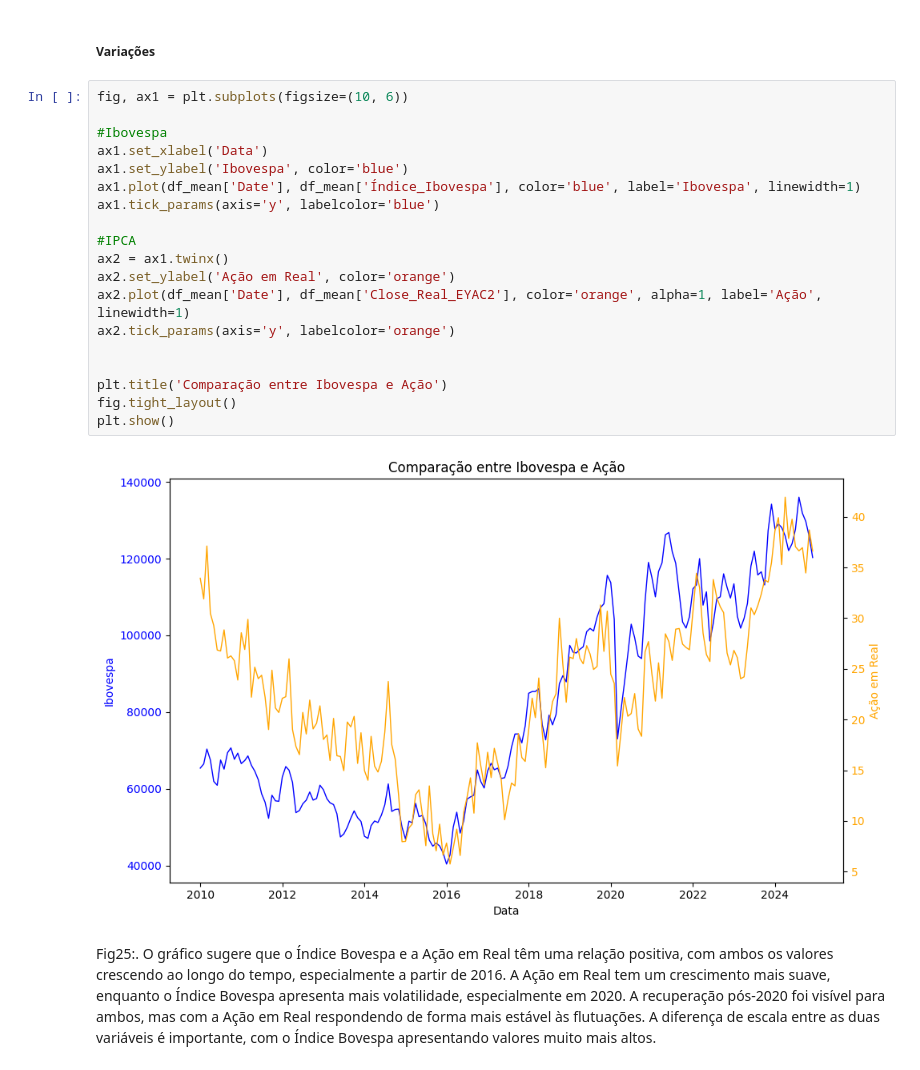
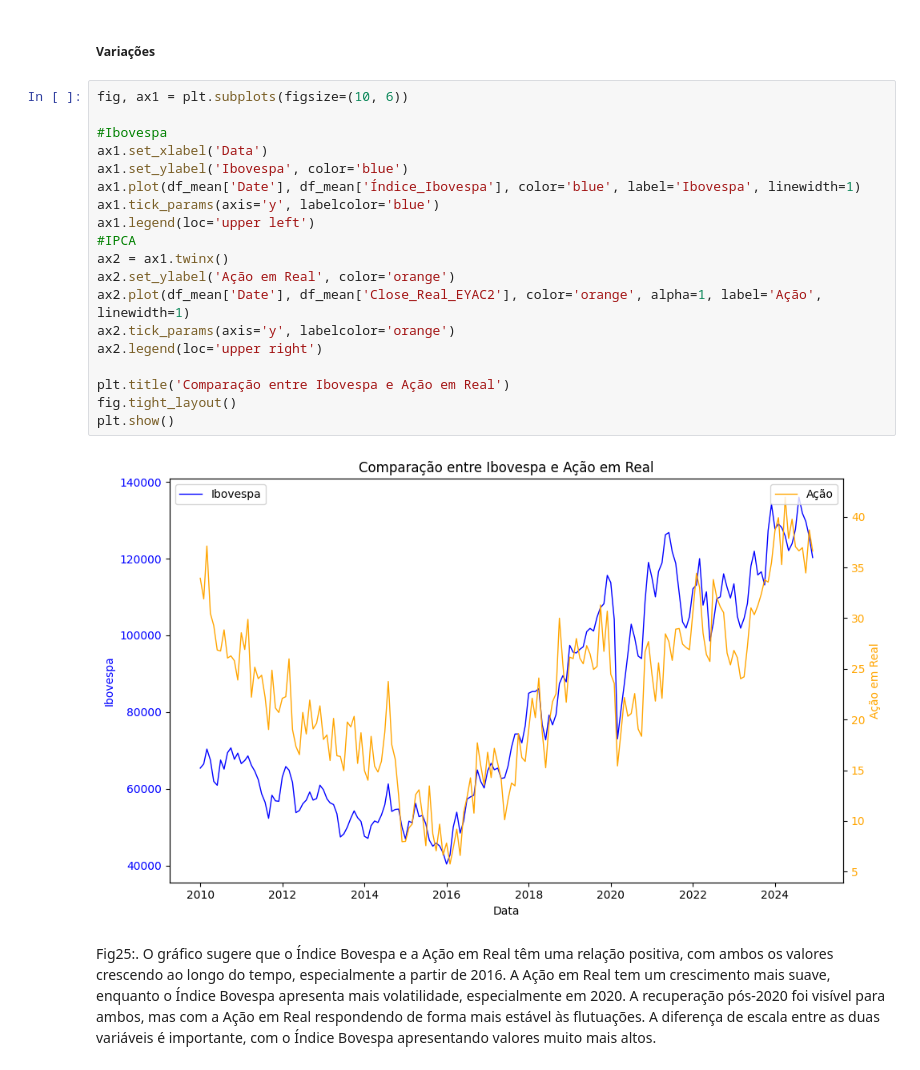
Before and after one commit to Juanpcsdev/Oil-Stock-Project, a Jupyter notebook: Notebooks/Analise/AnaliseExploratoria.ipynb, the cells around one changed output. Drawn from its saved outputs; the diff is of its cells as text.

```diff
--- a/Notebooks/Analise/AnaliseExploratoria.ipynb
+++ b/Notebooks/Analise/AnaliseExploratoria.ipynb
@@ -584,24 +491,24 @@ Fig24:. O gráfico revela uma correlação fraca entre o Índice Bovespa e o IPC
 # %%
 fig, ax1 = plt.subplots(figsize=(10, 6))
 
 #Ibovespa
 ax1.set_xlabel('Data')
 ax1.set_ylabel('Ibovespa', color='blue')
 ax1.plot(df_mean['Date'], df_mean['Índice_Ibovespa'], color='blue', label='Ibovespa', linewidth=1)
 ax1.tick_params(axis='y', labelcolor='blue')
-
+ax1.legend(loc='upper left')
 #IPCA
 ax2 = ax1.twinx()
 ax2.set_ylabel('Ação em Real', color='orange')
 ax2.plot(df_mean['Date'], df_mean['Close_Real_EYAC2'], color='orange', alpha=1, label='Ação', linewidth=1)
 ax2.tick_params(axis='y', labelcolor='orange')
+ax2.legend(loc='upper right')
 
-
-plt.title('Comparação entre Ibovespa e Ação')
+plt.title('Comparação entre Ibovespa e Ação em Real')
 fig.tight_layout()
 plt.show()
 # %% [output]
-[figure, old version]
+[figure, new version]
 # %% [markdown]
 Fig25:. O gráfico sugere que o Índice Bovespa e a Ação em Real têm uma relação positiva, com ambos os valores crescendo ao longo do tempo, especialmente a partir de 2016. A Ação em Real tem um crescimento mais suave, enquanto o Índice Bovespa apresenta mais volatilidade, especialmente em 2020. A recuperação pós-2020 foi visível para ambos, mas com a Ação em Real respondendo de forma mais estável às flutuações. A diferença de escala entre as duas variáveis é importante, com o Índice Bovespa apresentando valores muito mais altos.
 # %%
```
Also changed, not shown: parts of 38 cells of this notebook.
